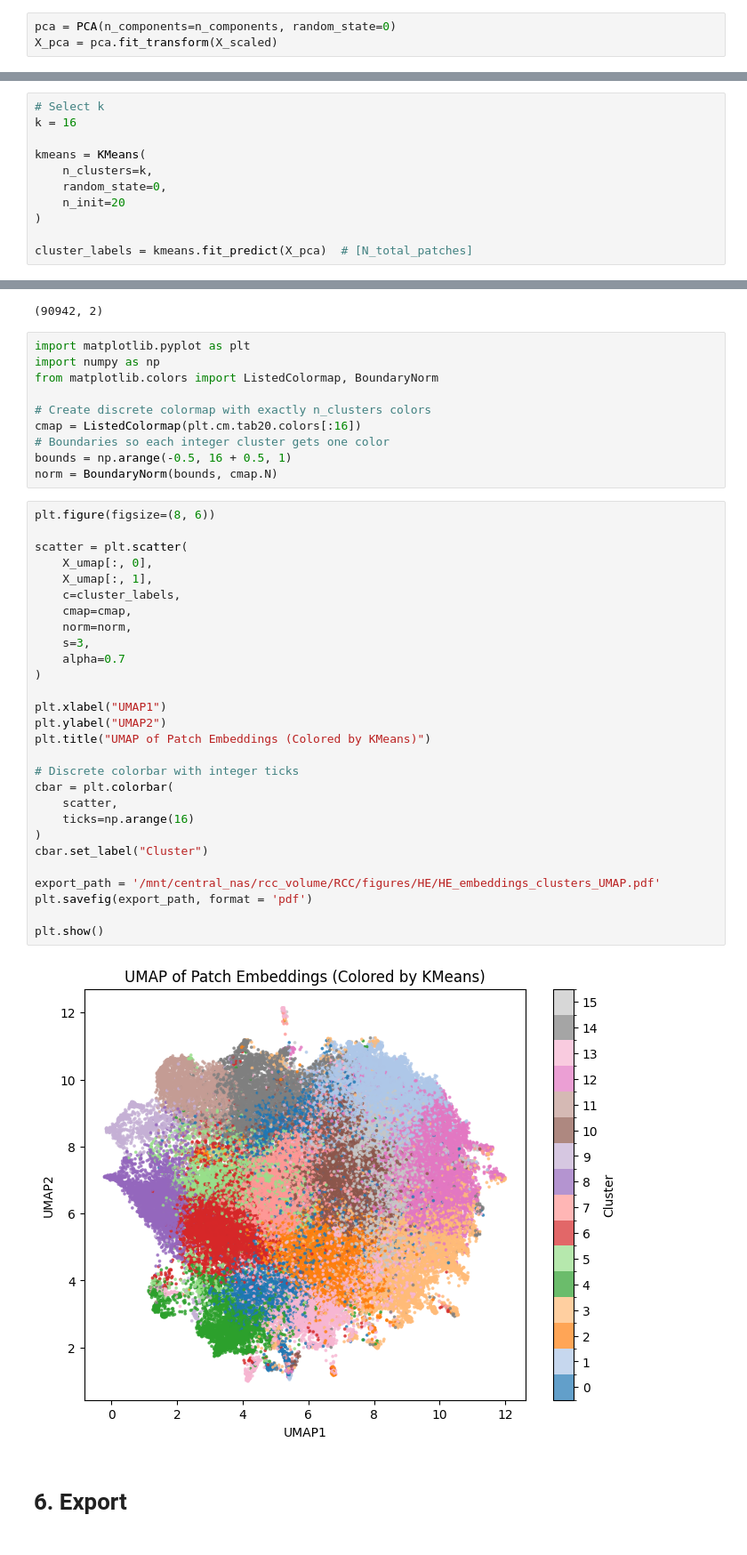
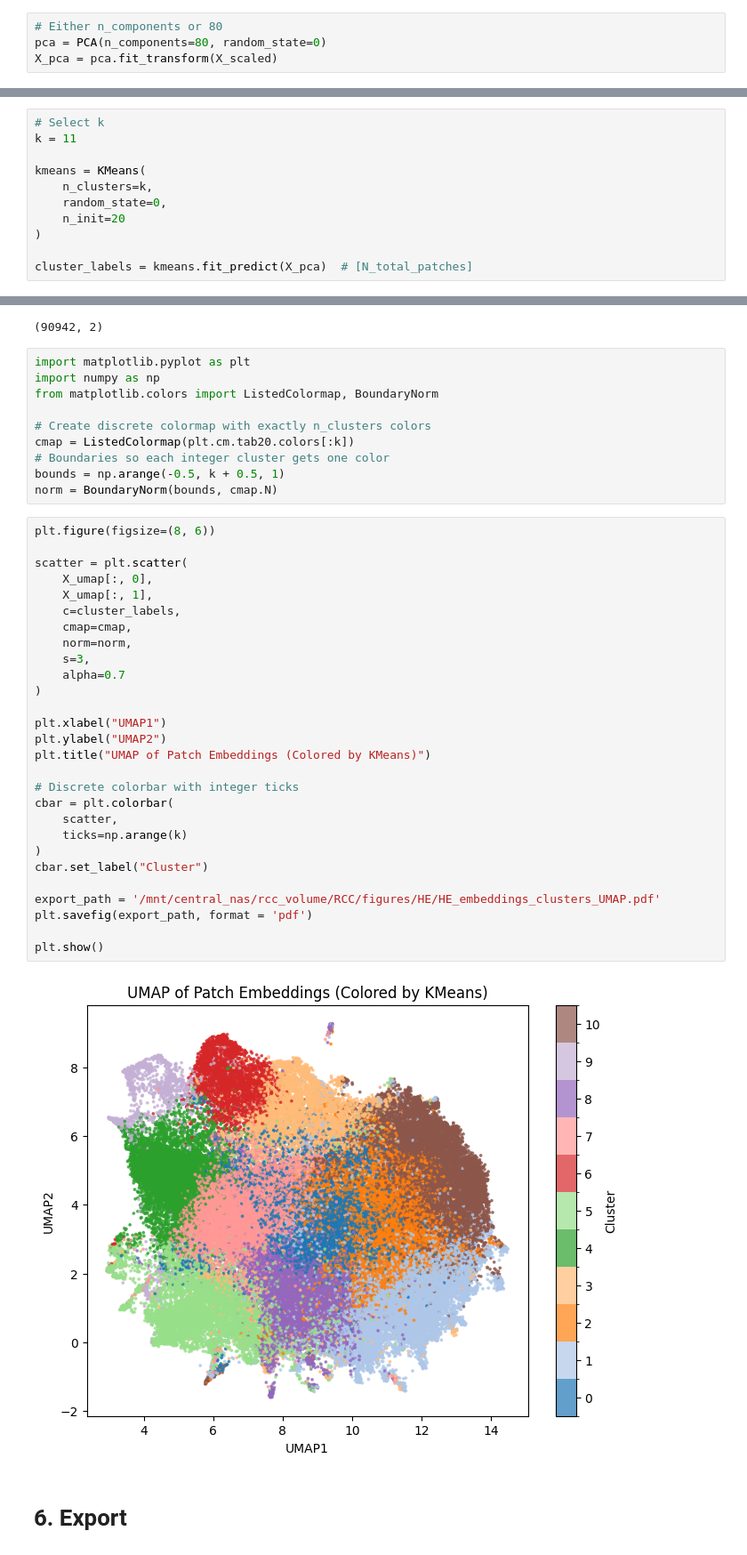
Before and after one commit to BodenmillerGroup/RCC_publication, a Jupyter notebook: HE/06_ClusterEmbeddings.ipynb, the cells around one changed output, grey strips where cells are left out. Shown at 89% size. Saved outputs shown, nothing was run; the diff lists cells and outputs as text.

```diff
--- a/HE/06_ClusterEmbeddings.ipynb
+++ b/HE/06_ClusterEmbeddings.ipynb
@@ -61,7 +61,8 @@ print("Using n_components =", n_components)
 # %% [output]
 Using n_components = 274
 # %%
-pca = PCA(n_components=n_components, random_state=0)
+# Either n_components or 80
+pca = PCA(n_components=80, random_state=0)
 X_pca = pca.fit_transform(X_scaled)
 # %% [markdown]
 # 4. Clustering
@@ -98,6 +99,6 @@ plt.show()
 # %%
 # Select k
-k = 16
+k = 11
 
 kmeans = KMeans(
     n_clusters=k,
@@ -130,40 +131,40 @@ import numpy as np
 from matplotlib.colors import ListedColormap, BoundaryNorm
 
 # Create discrete colormap with exactly n_clusters colors
-cmap = ListedColormap(plt.cm.tab20.colors[:16])
+cmap = ListedColormap(plt.cm.tab20.colors[:k])
 # Boundaries so each integer cluster gets one color
-bounds = np.arange(-0.5, 16 + 0.5, 1)
+bounds = np.arange(-0.5, k + 0.5, 1)
 norm = BoundaryNorm(bounds, cmap.N)
 # %%
 plt.figure(figsize=(8, 6))
 
 scatter = plt.scatter(
     X_umap[:, 0],
     X_umap[:, 1],
     c=cluster_labels,
     cmap=cmap,
     norm=norm,
     s=3,
     alpha=0.7
 )
 
 plt.xlabel("UMAP1")
 plt.ylabel("UMAP2")
 plt.title("UMAP of Patch Embeddings (Colored by KMeans)")
 
 # Discrete colorbar with integer ticks
 cbar = plt.colorbar(
     scatter,
-    ticks=np.arange(16)
+    ticks=np.arange(k)
 )
 cbar.set_label("Cluster")
 
 export_path = '/mnt/central_nas/rcc_volume/RCC/figures/HE/HE_embeddings_clusters_UMAP.pdf'
 plt.savefig(export_path, format = 'pdf')
 
 plt.show()
 # %% [output]
-[figure, old version]
+[figure, new version]
 # %% [markdown]
 # 6. Export
 # %%
```
Also changed, not shown: parts of 3 cells of this notebook.
